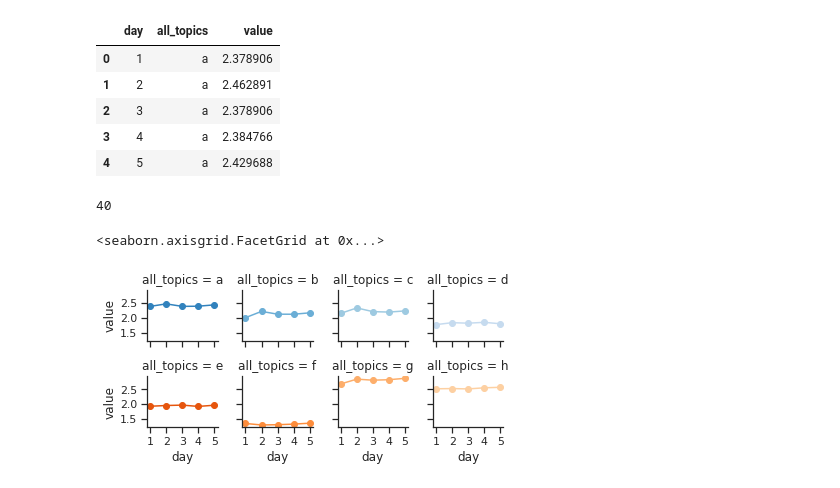
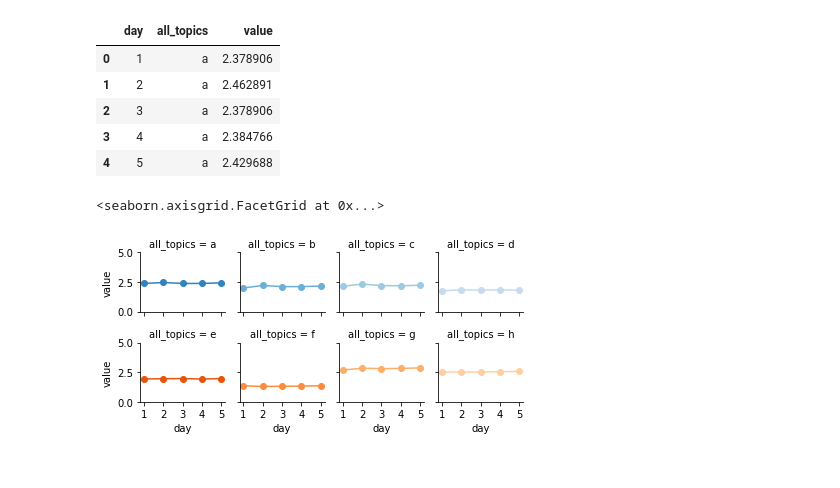
Before and after one commit to ruiliu310/dartpost-research, a Jupyter notebook: human_eval_data.ipynb, the cells around one changed output. Cells and saved outputs as stored; diff of their text form; code cells hidden in the pictures.

```diff
--- a/human_eval_data.ipynb
+++ b/human_eval_data.ipynb
@@ -98,13 +98,13 @@ def return_scores(df, rtn_avg, is_final):
     return scores
 # %%
 # everyday mean
-all_score_day_1 = return_average_score(day_1, True, False)
-all_score_day_2 = return_average_score(day_2, True, False)
-all_score_day_3 = return_average_score(day_3, True, False)
-all_score_day_4 = return_average_score(day_4, True, False)
+all_score_day_1 = return_scores(day_1, True, False)
+all_score_day_2 = return_scores(day_2, True, False)
+all_score_day_3 = return_scores(day_3, True, False)
+all_score_day_4 = return_scores(day_4, True, False)
 
 # final day
-all_score_final_day = return_average_score(final_day, True, True)
+all_score_final_day = return_scores(final_day, True, True)
 # %%
 def return_everyday_df(data_list, day_name):
     df = pd.DataFrame(data_list)
@@ -141,19 +141,11 @@ all_days.head()
 | 2 | 3 | a | 2.378906 |
 | 3 | 4 | a | 2.384766 |
 | 4 | 5 | a | 2.429688 |
-# %%
-def return_n(text):
-    if text == 'day_1':
-        return 1
-    elif text == 'day_2':
-# %% [output]
-40
 # %%
 # Initialize a grid of plots with an Axes for each walk
 grid = sns.FacetGrid(all_days, col="all_topics", hue="all_topics", palette="tab20c",
-                     col_wrap=4, height=1.5)
-
+                     col_wrap=4, height=1.5, ylim=[0,5])
 grid.map(plt.plot, "day", "value", marker="o")
 # %% [output]
 <seaborn.axisgrid.FacetGrid at 0x...>
-[figure, old version]
+[figure, new version]
```
